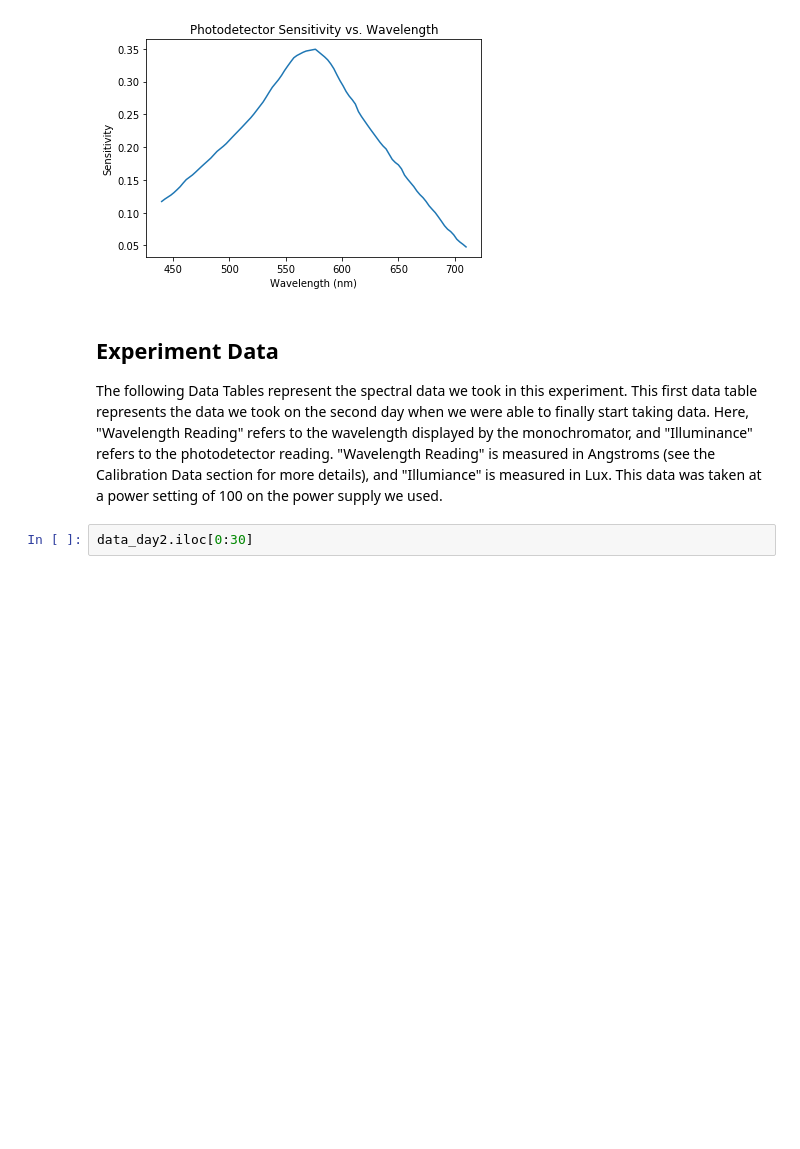
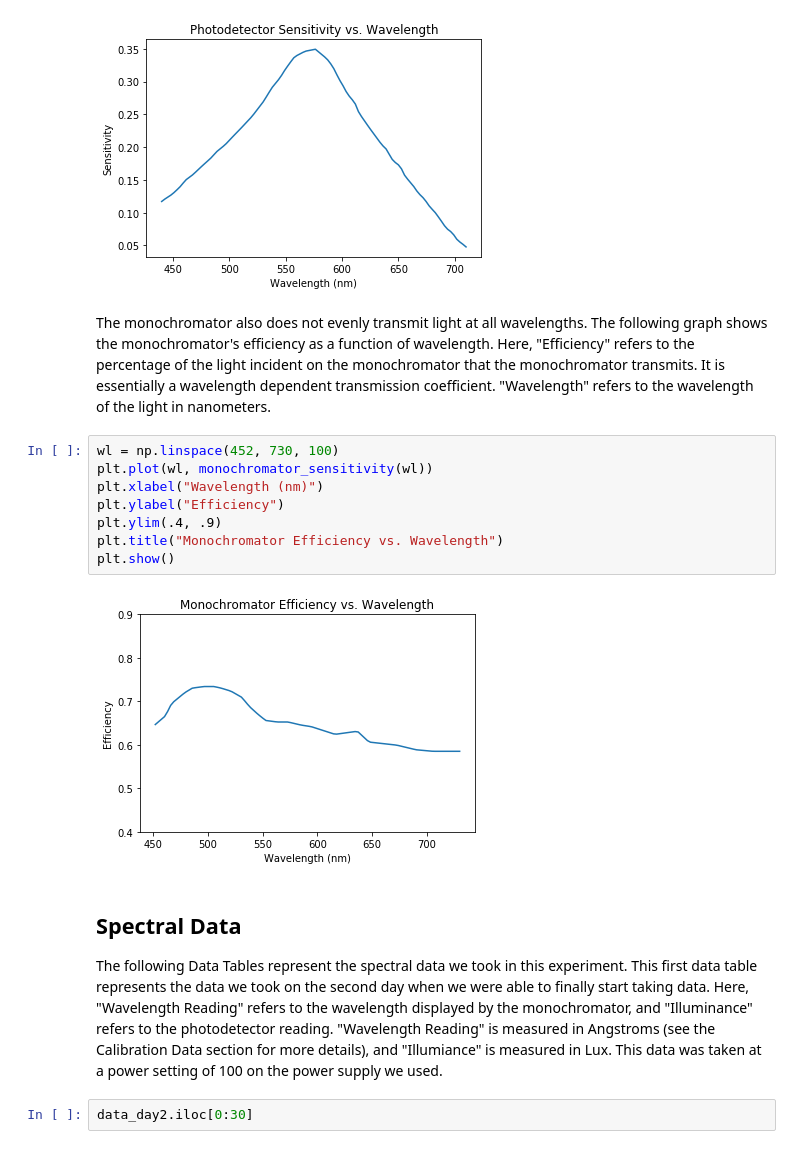
Before and after one commit to DGeisz/5CL, a Jupyter notebook: CapHeidi/CapstoneProject.ipynb, the cells around one changed output. Saved outputs shown, nothing was run; the diff lists cells and outputs as text; blank space fills up the shorter version.

```diff
--- a/CapHeidi/CapstoneProject.ipynb
+++ b/CapHeidi/CapstoneProject.ipynb
@@ -83,8 +83,20 @@ plt.title("Photodetector Sensitivity vs. Wavelength")
 plt.show()
 # %% [output]
 [figure]
+# %% [markdown]
+The monochromator also does not evenly transmit light at all wavelengths. The following graph shows the monochromator's efficiency as a function of wavelength.  Here, "Efficiency" refers to the percentage of the light incident on the monochromator that the monochromator transmits.  It is essentially a wavelength dependent transmission coefficient.  "Wavelength" refers to the wavelength of the light in nanometers.
+# %%
+wl = np.linspace(452, 730, 100)
+plt.plot(wl, monochromator_sensitivity(wl))
+plt.xlabel("Wavelength (nm)")
+plt.ylabel("Efficiency")
+plt.ylim(.4, .9)
+plt.title("Monochromator Efficiency vs. Wavelength")
+plt.show()
+# %% [output]
+[figure, added]
 # %% [markdown]
-## Experiment Data
+## Spectral Data
 The following Data Tables represent the spectral data we took in this experiment.  This first data table represents the data we took on the second day when we were able to finally start taking data.  Here, "Wavelength Reading" refers to the wavelength displayed by the monochromator, and "Illuminance" refers to the photodetector reading.  "Wavelength Reading" is measured in Angstroms (see the Calibration Data section for more details), and "Illumiance" is measured in Lux.  This data was taken at a power setting of 100 on the power supply we used.
 # %%
 data_day2.iloc[0:30]
```
Also changed, not shown: parts of 29 cells of this notebook, 2 other files.
